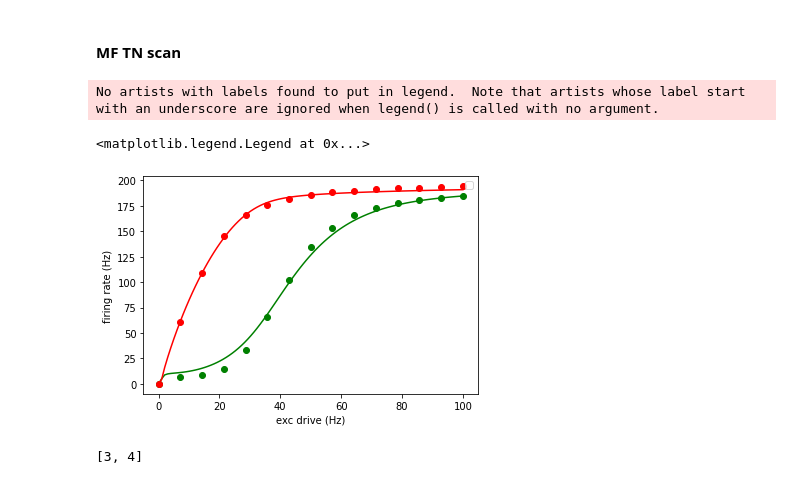
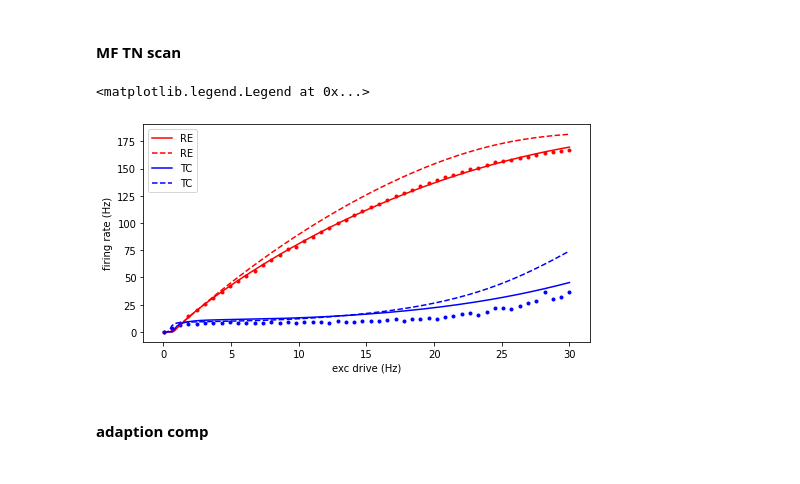
Before and after one commit to SiodhachanOSullivan/MF-Thalamus, a Jupyter notebook: plots.ipynb, the cells around one changed output. Saved outputs shown, nothing was run; the diff lists cells and outputs as text; code cells hidden in the pictures.

```diff
--- a/plots.ipynb
+++ b/plots.ipynb
@@ -32,3 +29,30 @@ plt.legend()
 # %% [markdown]
 #### MF TN scan
+# %%
+MFfe, MFfi = np.load("data\\MF_scan_freq.npy")
+MFfe_T, MFfi_T = np.load("data\\MF_scan_freq_T.npy")
+MFcee, MFcii = np.load("data\\MF_scan_cov.npy")
+TNfe, TNfi = np.load("data\\TNetwork_scan.npy")
+MFtt = np.linspace(0.01,30, MFfe.size)
+TNtt = np.linspace(0.01,30, TNfe.size)
+# %%
+plt.figure(figsize=(8,4))
+plt.plot(MFtt, MFfi, 'r', label='RE')
+plt.plot(MFtt, MFfi_T, '--r', label='RE')
+plt.plot(MFtt, MFfe, 'b', label='TC')
+plt.plot(MFtt, MFfe_T, '--b', label='TC')
+# plt.fill_between(MFtt, MFfi-MFcii*2, MFfi+MFcii*2, color='r', alpha=0.2)
+# plt.fill_between(MFtt, MFfe-MFcee*2, MFfe+MFcee*2, color='b', alpha=0.2)
+plt.plot(TNtt, TNfi, '.r', zorder=-1)
+plt.plot(TNtt, TNfe, '.b', zorder=-1)
+
+plt.xlabel("exc drive (Hz)")
+plt.ylabel("firing rate (Hz)")
+plt.legend()
+# plt.savefig(f"gfx\\comp_scan30_new.png", dpi=250)
+# %% [output]
+<matplotlib.legend.Legend at 0x...>
+[figure, added]
+# %% [markdown]
+#### adaption comp
 # %%
@@ -39,18 +63,0 @@ TNtt = np.linspace(0.01,100, TNfe.size)
-# %%
-plt.plot(MFtt, MFfe, 'g')
-plt.plot(MFtt, MFfi, 'r')
-plt.plot(TNtt, TNfe, 'og')
-plt.plot(TNtt, TNfi, 'or')
-
-plt.xlabel("exc drive (Hz)")
-plt.ylabel("firing rate (Hz)")
-plt.legend()
-# plt.savefig(f"gfx\\comp_scan2.png", dpi=250)
-# %% [output]
-No artists with labels found to put in legend.  Note that artists whose label start with an underscore are ignored when legend() is called with no argument.
-<matplotlib.legend.Legend at 0x...>
-[figure, removed]
-# %%
-[1,2,3,4][-2:]
-# %% [output]
-[3, 4]
```
Also changed, not shown: parts of 9 cells of this notebook, 5 other files.
